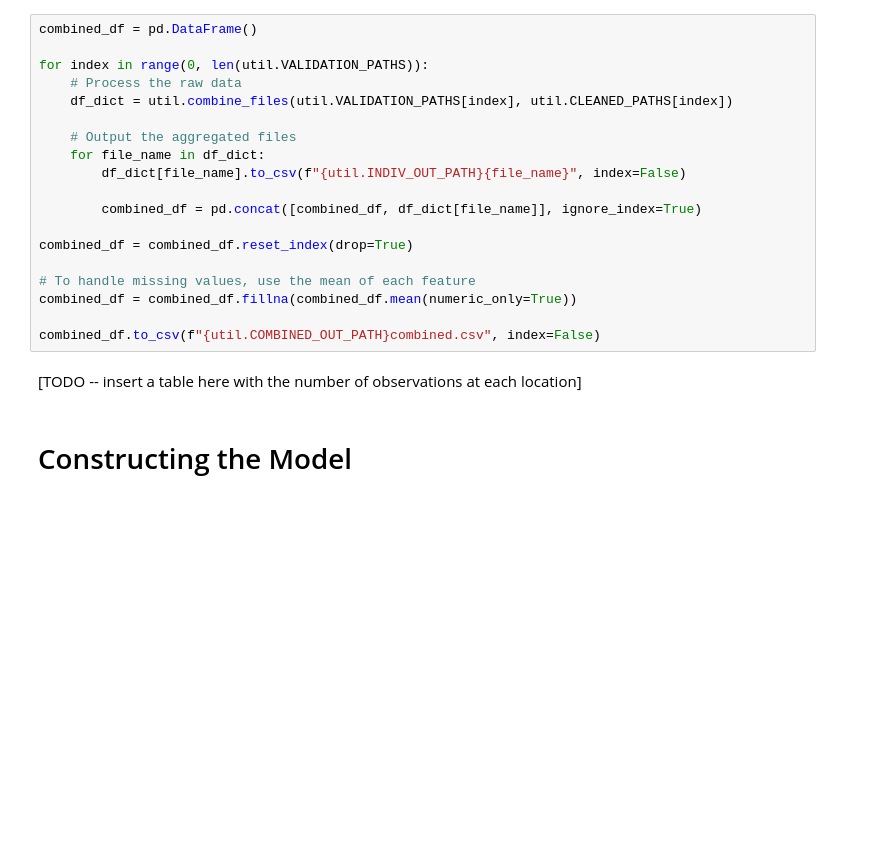
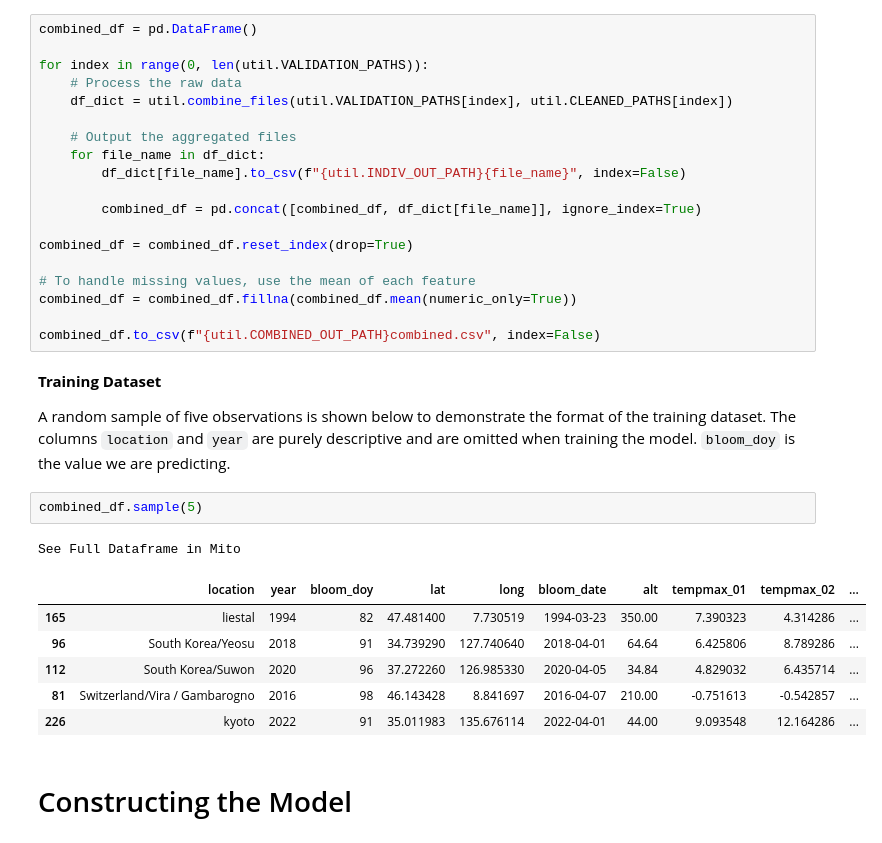
Before and after one commit to SimonAytes/cherry-blossom, a Jupyter notebook: Cherry-Blossom.ipynb, the cells around one changed output. Cells and saved outputs as stored; diff of their text form; blank space fills up the shorter version.

```diff
--- a/Cherry-Blossom.ipynb
+++ b/Cherry-Blossom.ipynb
@@ -181,8 +197,20 @@ combined_df = combined_df.reset_index(drop=True)
 combined_df = combined_df.fillna(combined_df.mean(numeric_only=True))
 
 combined_df.to_csv(f"{util.COMBINED_OUT_PATH}combined.csv", index=False)
-# %% [markdown]
-[TODO -- insert a table here with the number of observations at each location]
+# %% [markdown]
+**Training Dataset**
+
+A random sample of five observations is shown below to demonstrate the format of the training dataset. The columns `location` and `year` are purely descriptive and are omitted when training the model. `bloom_doy` is the value we are predicting.
+# %%
+combined_df.sample(5)
+# %% [output]
+See Full Dataframe in Mito
+|  | location | year | bloom_doy | lat | long | bloom_date | alt | tempmax_01 | tempmax_02 | ... |
+| 165 | liestal | 1994 | 82 | 47.481400 | 7.730519 | 1994-03-23 | 350.00 | 7.390323 | 4.314286 | ... |
+| 96 | South Korea/Yeosu | 2018 | 91 | 34.739290 | 127.740640 | 2018-04-01 | 64.64 | 6.425806 | 8.789286 | ... |
+| 112 | South Korea/Suwon | 2020 | 96 | 37.272260 | 126.985330 | 2020-04-05 | 34.84 | 4.829032 | 6.435714 | ... |
+| 81 | Switzerland/Vira / Gambarogno | 2016 | 98 | 46.143428 | 8.841697 | 2016-04-07 | 210.00 | -0.751613 | -0.542857 | ... |
+| 226 | kyoto | 2022 | 91 | 35.011983 | 135.676114 | 2022-04-01 | 44.00 | 9.093548 | 12.164286 | ... |
 # %% [markdown]
 # Constructing the Model
 # %% [markdown]
```
Also changed, not shown: parts of 20 cells of this notebook, 39 other files.
